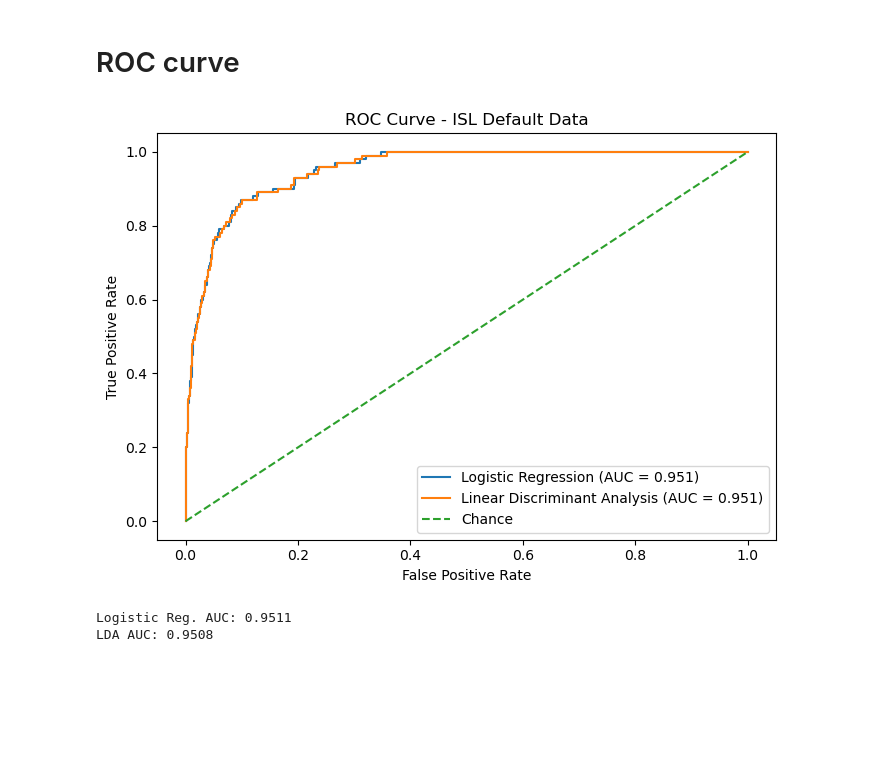
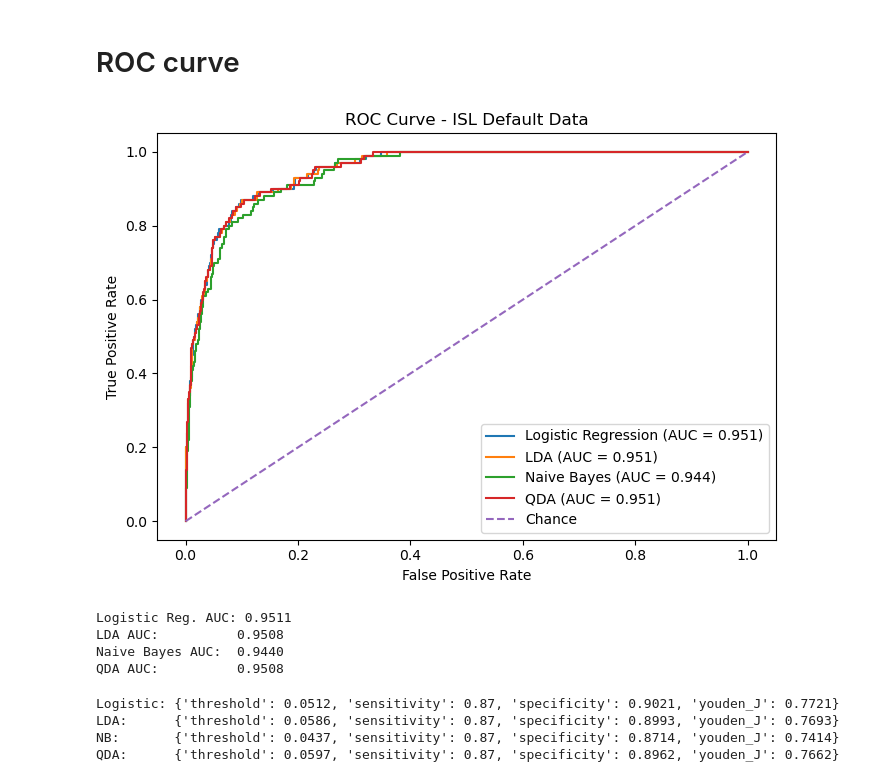
Before and after one commit to mmadoliat/SML-s26, a Jupyter notebook: code/Classification.ipynb, the cells around one changed output. Drawn from its saved outputs; the diff is of its cells as text; code cells hidden in the pictures; blank space fills up the shorter version.

```diff
--- a/code/Classification.ipynb
+++ b/code/Classification.ipynb
@@ -74,8 +74,9 @@ import matplotlib.pyplot as plt
 
 from sklearn.model_selection import train_test_split
 from sklearn.linear_model import LogisticRegression
-from sklearn.discriminant_analysis import LinearDiscriminantAnalysis
-from sklearn.metrics import roc_curve, auc, RocCurveDisplay
+from sklearn.discriminant_analysis import LinearDiscriminantAnalysis, QuadraticDiscriminantAnalysis
+from sklearn.naive_bayes import GaussianNB
+from sklearn.metrics import roc_curve, auc
 from sklearn.preprocessing import OneHotEncoder
 from sklearn.compose import ColumnTransformer
 
@@ -104,42 +105,89 @@ X = preprocessor.fit_transform(X)
 
 # 5) Train/test split
 X_train, X_test, y_train, y_test = train_test_split(
     X, y, test_size=0.3, random_state=42, stratify=y
 )
 
-# 6) Fit logistic regression
+# 6) Fit models
 model1 = LogisticRegression(max_iter=1000)
 model2 = LinearDiscriminantAnalysis()
+model3 = GaussianNB()  # Naive Bayes
+model4 = QuadraticDiscriminantAnalysis()  # QDA
+
 model1.fit(X_train, y_train)
 model2.fit(X_train, y_train)
+
+# GaussianNB expects dense arrays (often); convert if needed
+X_train_dense = X_train.toarray() if hasattr(X_train, "toarray") else X_train
+X_test_dense  = X_test.toarray()  if hasattr(X_test, "toarray")  else X_test
+
+model3.fit(X_train_dense, y_train)
+model4.fit(X_train_dense, y_train)
 
 # 7) Get predicted probabilities
 y_prob1 = model1.predict_proba(X_test)[:, 1]
 y_prob2 = model2.predict_proba(X_test)[:, 1]
+y_prob3 = model3.predict_proba(X_test_dense)[:, 1]
+y_prob4 = model4.predict_proba(X_test_dense)[:, 1]
 
-# 8) Compute ROC curve
-fpr1, tpr1, thresholds1 = roc_curve(y_test, y_prob1)
-roc_auc1 = auc(fpr1, tpr1)
-
-fpr2, tpr2, thresholds2 = roc_curve(y_test, y_prob2)
-roc_auc2 = auc(fpr2, tpr2)
+# 8) Compute ROC curve + AUC
+fpr1, tpr1, _ = roc_curve(y_test, y_prob1); roc_auc1 = auc(fpr1, tpr1)
+fpr2, tpr2, _ = roc_curve(y_test, y_prob2); roc_auc2 = auc(fpr2, tpr2)
+fpr3, tpr3, _ = roc_curve(y_test, y_prob3); roc_auc3 = auc(fpr3, tpr3)
+fpr4, tpr4, _ = roc_curve(y_test, y_prob4); roc_auc4 = auc(fpr4, tpr4)
 
 # 9) Plot ROC
 plt.figure(figsize=(7, 5))
 plt.plot(fpr1, tpr1, label=f"Logistic Regression (AUC = {roc_auc1:.3f})")
-plt.plot(fpr2, tpr2, label=f"Linear Discriminant Analysis (AUC = {roc_auc2:.3f})")
+plt.plot(fpr2, tpr2, label=f"LDA (AUC = {roc_auc2:.3f})")
+plt.plot(fpr3, tpr3, label=f"Naive Bayes (AUC = {roc_auc3:.3f})")
+plt.plot(fpr4, tpr4, label=f"QDA (AUC = {roc_auc4:.3f})")
 plt.plot([0, 1], [0, 1], linestyle="--", label="Chance")
 
 plt.xlabel("False Positive Rate")
 plt.ylabel("True Positive Rate")
 plt.title("ROC Curve - ISL Default Data")
 plt.legend()
 plt.tight_layout()
 plt.show()
 
 print(f"Logistic Reg. AUC: {roc_auc1:.4f}")
-print(f"LDA AUC: {roc_auc2:.4f}")
+print(f"LDA AUC:          {roc_auc2:.4f}")
+print(f"Naive Bayes AUC:  {roc_auc3:.4f}")
+print(f"QDA AUC:          {roc_auc4:.4f}")
 # %% [output]
-[figure, old version]
+[figure, new version]
 Logistic Reg. AUC: 0.9511
-LDA AUC: 0.9508
+LDA AUC:          0.9508
+Naive Bayes AUC:  0.9440
+QDA AUC:          0.9508
+# %%
+import numpy as np
+from sklearn.metrics import roc_curve
+
+def best_threshold_youden(y_true, y_prob, decimals=4):
+    fpr, tpr, thr = roc_curve(y_true, y_prob)
+    j = tpr - fpr
+    idx = np.argmax(j)
+
+    return {
+        "threshold": round(float(thr[idx]), decimals),
+        "sensitivity": round(float(tpr[idx]), decimals),
+        "specificity": round(float(1 - fpr[idx]), decimals),
+        "youden_J": round(float(j[idx]), decimals)
+    }
+
+best1 = best_threshold_youden(y_test, y_prob1)  # Logistic
+best2 = best_threshold_youden(y_test, y_prob2)  # LDA
+best3 = best_threshold_youden(y_test, y_prob3)  # NB
+best4 = best_threshold_youden(y_test, y_prob4)  # QDA
+
+print("Logistic:", best1)
+print("LDA:     ", best2)
+print("NB:      ", best3)
+print("QDA:     ", best4)
+# %% [output]
+Logistic: {'threshold': 0.0512, 'sensitivity': 0.87, 'specificity': 0.9021, 'youden_J': 0.7721}
+LDA:      {'threshold': 0.0586, 'sensitivity': 0.87, 'specificity': 0.8993, 'youden_J': 0.7693}
+NB:       {'threshold': 0.0437, 'sensitivity': 0.87, 'specificity': 0.8714, 'youden_J': 0.7414}
+QDA:      {'threshold': 0.0597, 'sensitivity': 0.87, 'specificity': 0.8962, 'youden_J': 0.7662}
```
